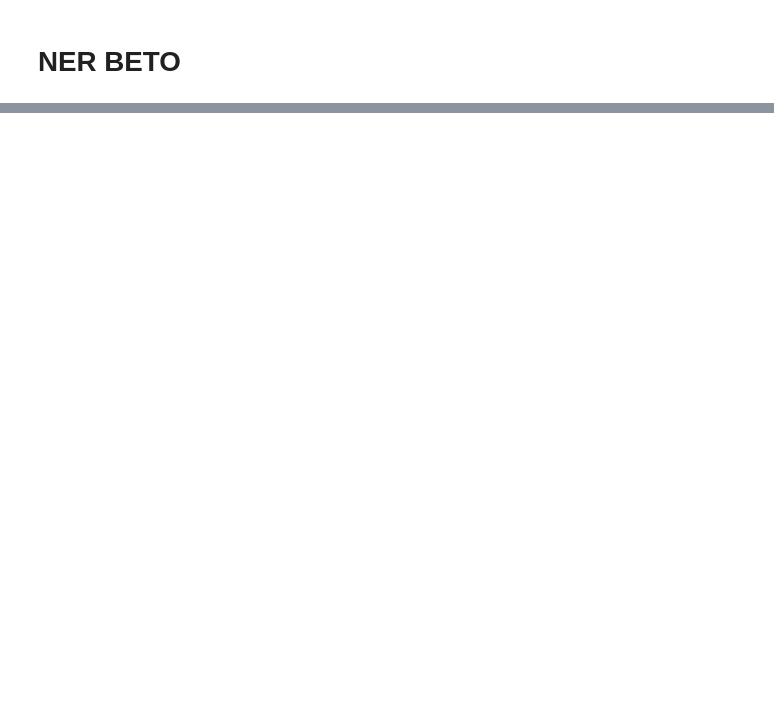
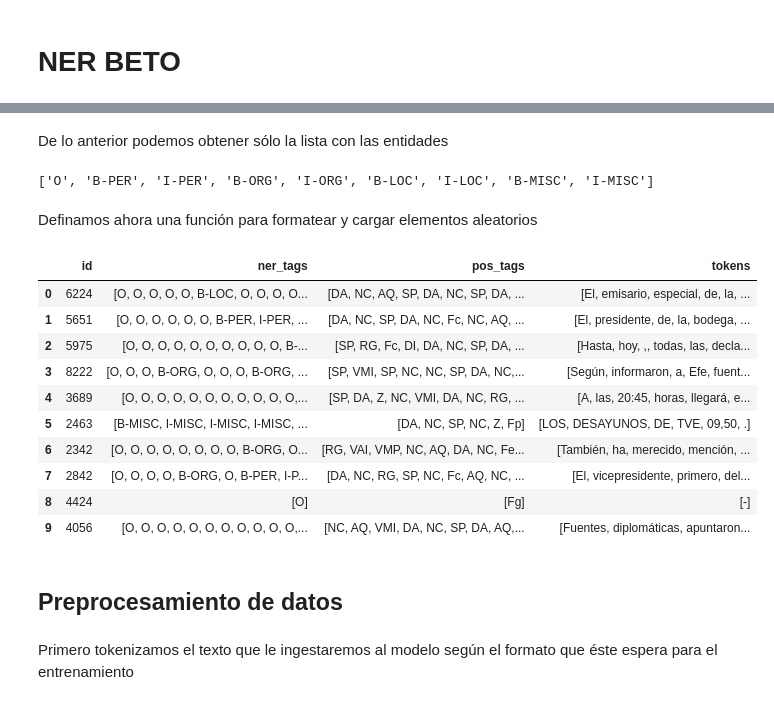
Before and after one commit to naerolf/ner_tests, a Jupyter notebook: notebooks/00_data_load.ipynb, the cells around one changed output, grey strips where cells are left out. Cells and saved outputs as stored; diff of their text form; code cells hidden in the pictures; blank space fills up the shorter version.

Commit message:
applied base configuration for BETO in NER with CONLL2002_ES dataset

```diff
--- a/notebooks/00_data_load.ipynb
+++ b/notebooks/00_data_load.ipynb
@@ -240,0 +105,3 @@ ValueError: Expected input batch_size (16) to match target batch_size (1440).
+# %%
+dataset = load_dataset(
+   'conll2002', 'es')
@@ -240,0 +148,49 @@ ValueError: Expected input batch_size (16) to match target batch_size (1440).
+# %% [markdown]
+De lo anterior podemos obtener sólo la lista con las entidades
+# %%
+label_list = dataset["train"].features[f"{task}_tags"].feature.names
+label_list
+# %% [output]
+['O', 'B-PER', 'I-PER', 'B-ORG', 'I-ORG', 'B-LOC', 'I-LOC', 'B-MISC', 'I-MISC']
+# %% [markdown]
+Definamos ahora una función para formatear y cargar elementos aleatorios
+# %%
+from datasets import ClassLabel, Sequence
+import random
+import pandas as pd
+from IPython.display import display, HTML
+
+def show_random_elements(dataset, num_examples=10):
+    assert num_examples <= len(dataset), "Can't pick more elements than there are in the dataset."
+    picks = []
+    for _ in range(num_examples):
+        pick = random.randint(0, len(dataset)-1)
+        while pick in picks:
+            pick = random.randint(0, len(dataset)-1)
+        picks.append(pick)
+
+    df = pd.DataFrame(dataset[picks])
+    for column, typ in dataset.features.items():
+        if isinstance(typ, ClassLabel):
+            df[column] = df[column].transform(lambda i: typ.names[i])
+        elif isinstance(typ, Sequence) and isinstance(typ.feature, ClassLabel):
+            df[column] = df[column].transform(lambda x: [typ.feature.names[i] for i in x])
+    display(HTML(df.to_html()))
+# %%
+show_random_elements(dataset["train"])
+# %% [output]
+|  | id | ner_tags | pos_tags | tokens |
+| 0 | 6224 | [O, O, O, O, O, B-LOC, O, O, O, O... | [DA, NC, AQ, SP, DA, NC, SP, DA, ... | [El, emisario, especial, de, la, ... |
+| 1 | 5651 | [O, O, O, O, O, O, B-PER, I-PER, ... | [DA, NC, SP, DA, NC, Fc, NC, AQ, ... | [El, presidente, de, la, bodega, ... |
+| 2 | 5975 | [O, O, O, O, O, O, O, O, O, O, B-... | [SP, RG, Fc, DI, DA, NC, SP, DA, ... | [Hasta, hoy, ,, todas, las, decla... |
+| 3 | 8222 | [O, O, O, B-ORG, O, O, O, B-ORG, ... | [SP, VMI, SP, NC, NC, SP, DA, NC,... | [Según, informaron, a, Efe, fuent... |
+| 4 | 3689 | [O, O, O, O, O, O, O, O, O, O, O,... | [SP, DA, Z, NC, VMI, DA, NC, RG, ... | [A, las, 20:45, horas, llegará, e... |
+| 5 | 2463 | [B-MISC, I-MISC, I-MISC, I-MISC, ... | [DA, NC, SP, NC, Z, Fp] | [LOS, DESAYUNOS, DE, TVE, 09,50, .] |
+| 6 | 2342 | [O, O, O, O, O, O, O, O, B-ORG, O... | [RG, VAI, VMP, NC, AQ, DA, NC, Fe... | [También, ha, merecido, mención, ... |
+| 7 | 2842 | [O, O, O, O, B-ORG, O, B-PER, I-P... | [DA, NC, RG, SP, NC, Fc, AQ, NC, ... | [El, vicepresidente, primero, del... |
+| 8 | 4424 | [O] | [Fg] | [-] |
+| 9 | 4056 | [O, O, O, O, O, O, O, O, O, O, O,... | [NC, AQ, VMI, DA, NC, SP, DA, AQ,... | [Fuentes, diplomáticas, apuntaron... |
+# %% [markdown]
+## Preprocesamiento de datos
+# %% [markdown]
+Primero tokenizamos el texto que le ingestaremos al modelo según el formato que éste espera para el entrenamiento
```
Also changed, not shown: parts of 84 cells of this notebook, 1 other file.
